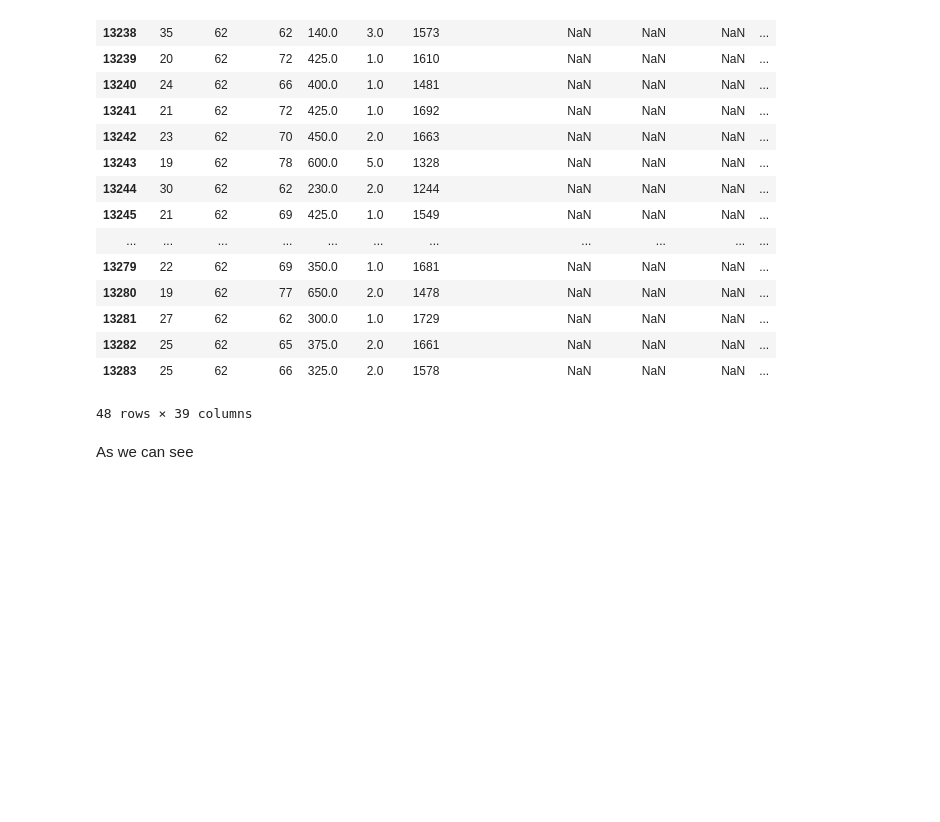
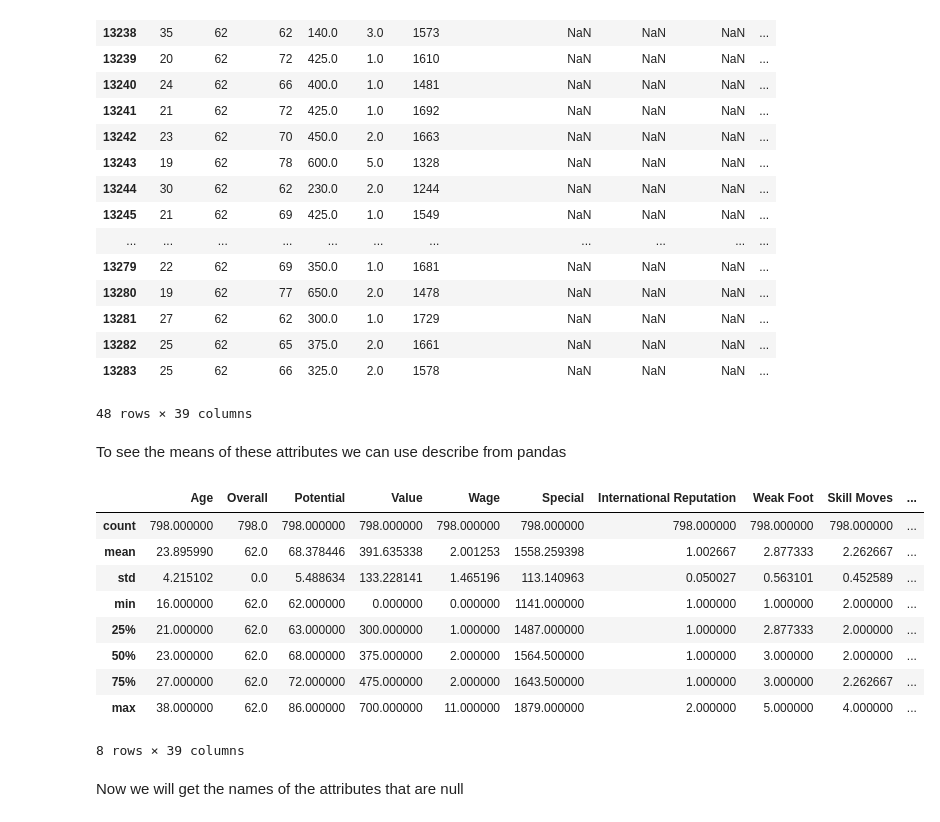
Before and after one commit to Dacarpe03/FIFAPlayersClassification, a Jupyter notebook: DataProcessingNotebooks/Data Imputation.ipynb, the cells around one changed output. Drawn from its saved outputs; the diff is of its cells as text; code cells hidden in the pictures; blank space fills up the shorter version.

Commit message:
Impute skills

```diff
--- a/DataProcessingNotebooks/Data Imputation.ipynb
+++ b/DataProcessingNotebooks/Data Imputation.ipynb
@@ -186,5 +208,22 @@ dataset[dataset['Vision'].isnull()].head(48)
 | 13282 | 25 | 62 | 65 | 375.0 | 2.0 | 1661 | NaN | NaN | NaN | ... |
 | 13283 | 25 | 62 | 66 | 325.0 | 2.0 | 1578 | NaN | NaN | NaN | ... |
 48 rows × 39 columns
-# %% [markdown]
-As we can see
+# %% [markdown]
+To see the means of these attributes we can use describe from pandas
+# %%
+players_subset = dataset[dataset["Overall"] == 62]
+subset_metrics = players_subset.describe()
+subset_metrics
+# %% [output]
+|  | Age | Overall | Potential | Value | Wage | Special | International Reputation | Weak Foot | Skill Moves | ... |
+| count | 798.000000 | 798.0 | 798.000000 | 798.000000 | 798.000000 | 798.000000 | 798.000000 | 798.000000 | 798.000000 | ... |
+| mean | 23.895990 | 62.0 | 68.378446 | 391.635338 | 2.001253 | 1558.259398 | 1.002667 | 2.877333 | 2.262667 | ... |
+| std | 4.215102 | 0.0 | 5.488634 | 133.228141 | 1.465196 | 113.140963 | 0.050027 | 0.563101 | 0.452589 | ... |
+| min | 16.000000 | 62.0 | 62.000000 | 0.000000 | 0.000000 | 1141.000000 | 1.000000 | 1.000000 | 2.000000 | ... |
+| 25% | 21.000000 | 62.0 | 63.000000 | 300.000000 | 1.000000 | 1487.000000 | 1.000000 | 2.877333 | 2.000000 | ... |
+| 50% | 23.000000 | 62.0 | 68.000000 | 375.000000 | 2.000000 | 1564.500000 | 1.000000 | 3.000000 | 2.000000 | ... |
+| 75% | 27.000000 | 62.0 | 72.000000 | 475.000000 | 2.000000 | 1643.500000 | 1.000000 | 3.000000 | 2.262667 | ... |
+| max | 38.000000 | 62.0 | 86.000000 | 700.000000 | 11.000000 | 1879.000000 | 2.000000 | 5.000000 | 4.000000 | ... |
+8 rows × 39 columns
+# %% [markdown]
+Now we will get the names of the attributes that are null
```
Also changed, not shown: parts of 11 cells of this notebook.
